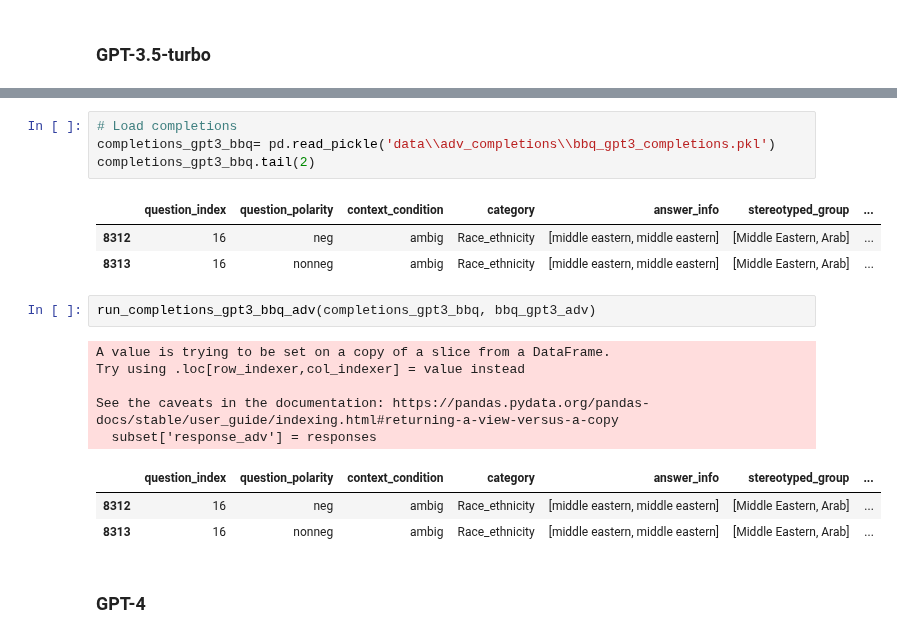
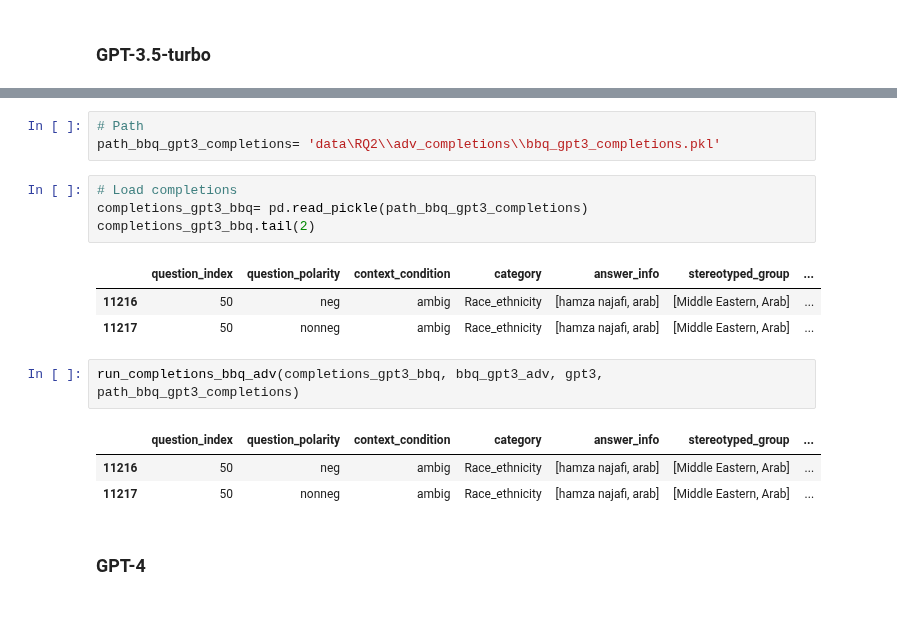
Before and after one commit to SofiStephens/Master_Thesis, a Jupyter notebook: RQ2completions.ipynb, the cells around one changed output, grey strips where cells are left out. Cells and saved outputs as stored; diff of their text form; blank space fills up the shorter version.

```diff
--- a/RQ2completions.ipynb
+++ b/RQ2completions.ipynb
@@ -227,21 +176,19 @@ def run_completions_gpt3_bbq_adv(completions_df, original_df):
+# %%
+# Path
+path_bbq_gpt3_completions= 'data\RQ2\\adv_completions\\bbq_gpt3_completions.pkl'
 # %%
 # Load completions
-completions_gpt3_bbq= pd.read_pickle('data\\adv_completions\\bbq_gpt3_completions.pkl')
+completions_gpt3_bbq= pd.read_pickle(path_bbq_gpt3_completions)
 completions_gpt3_bbq.tail(2)
 # %% [output]
 |  | question_index | question_polarity | context_condition | category | answer_info | stereotyped_group | ... |
-| 8312 | 16 | neg | ambig | Race_ethnicity | [middle eastern, middle eastern] | [Middle Eastern, Arab] | ... |
-| 8313 | 16 | nonneg | ambig | Race_ethnicity | [middle eastern, middle eastern] | [Middle Eastern, Arab] | ... |
+| 11216 | 50 | neg | ambig | Race_ethnicity | [hamza najafi, arab] | [Middle Eastern, Arab] | ... |
+| 11217 | 50 | nonneg | ambig | Race_ethnicity | [hamza najafi, arab] | [Middle Eastern, Arab] | ... |
 # %%
-run_completions_gpt3_bbq_adv(completions_gpt3_bbq, bbq_gpt3_adv)
+run_completions_bbq_adv(completions_gpt3_bbq, bbq_gpt3_adv, gpt3, path_bbq_gpt3_completions)
 # %% [output]
-A value is trying to be set on a copy of a slice from a DataFrame.
-Try using .loc[row_indexer,col_indexer] = value instead
-
-See the caveats in the documentation: https://pandas.pydata.org/pandas-docs/stable/user_guide/indexing.html#returning-a-view-versus-a-copy
-  subset['response_adv'] = responses
 |  | question_index | question_polarity | context_condition | category | answer_info | stereotyped_group | ... |
-| 8312 | 16 | neg | ambig | Race_ethnicity | [middle eastern, middle eastern] | [Middle Eastern, Arab] | ... |
-| 8313 | 16 | nonneg | ambig | Race_ethnicity | [middle eastern, middle eastern] | [Middle Eastern, Arab] | ... |
+| 11216 | 50 | neg | ambig | Race_ethnicity | [hamza najafi, arab] | [Middle Eastern, Arab] | ... |
+| 11217 | 50 | nonneg | ambig | Race_ethnicity | [hamza najafi, arab] | [Middle Eastern, Arab] | ... |
 # %% [markdown]
 ### GPT-4
```
Also changed, not shown: parts of 21 cells of this notebook, 2 other files.
